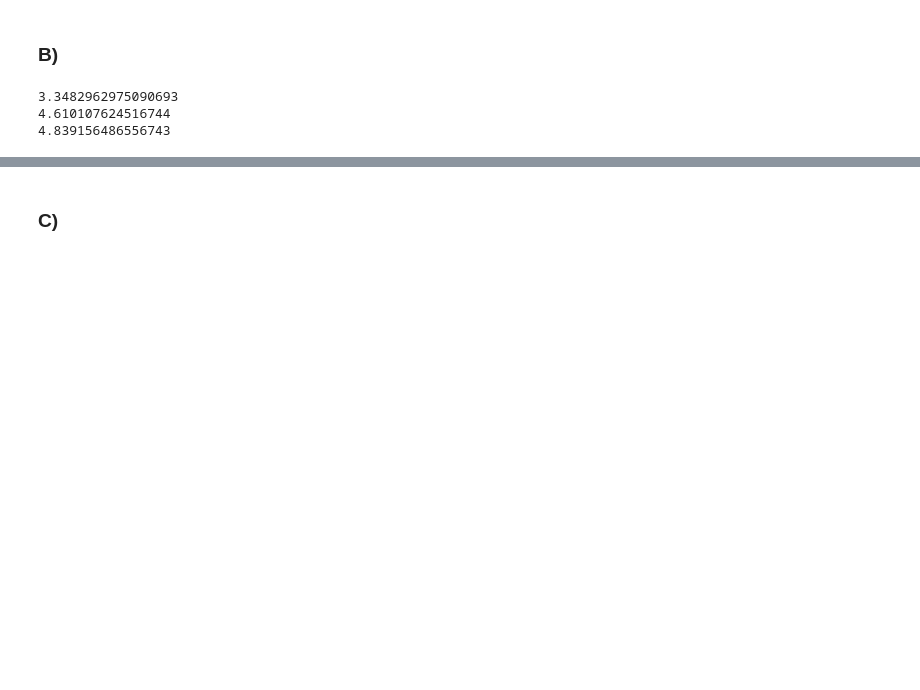
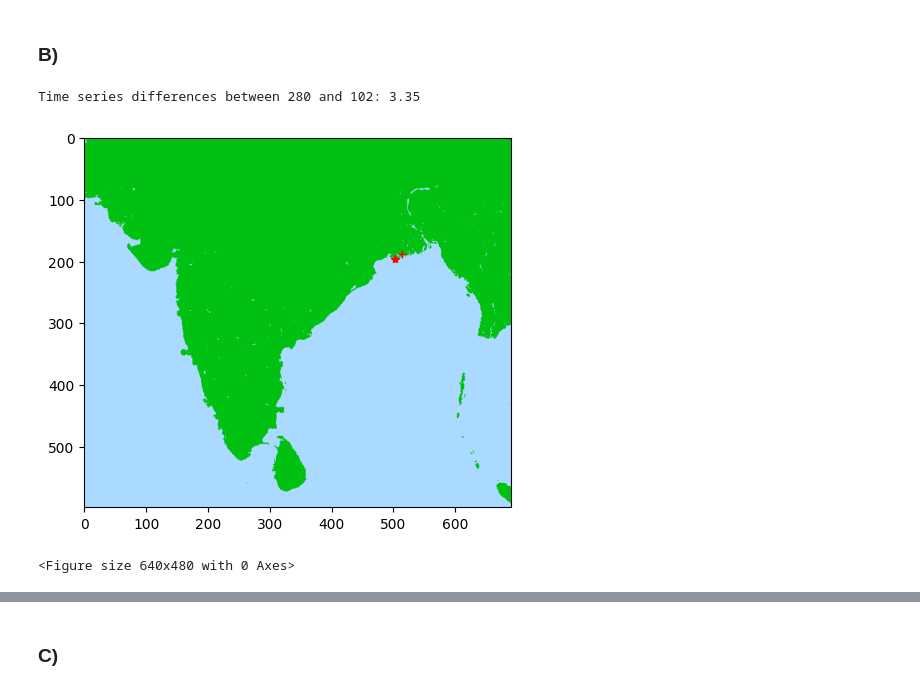
Before and after one commit to dahnlund/SF2526-Lab2, a Jupyter notebook: ex3.ipynb, the cells around one changed output, grey strips where cells are left out. Saved outputs shown, nothing was run; the diff lists cells and outputs as text; code cells hidden in the pictures; blank space fills up the shorter version.

```diff
--- a/ex3.ipynb
+++ b/ex3.ipynb
@@ -8,4 +10,17 @@ from helpers import eig
 from sklearn.cluster import KMeans
 # %% [markdown]
 # Exercise 3
+# %%
+def plot_station_map(station_numbers: List[int], xs: List[int], ys: List[int]):
+    """ Wrapper for plotting stations given their numbers """
+    # Since Python index from 0 we subtract 1 on every element
+    jv = [sn - 1 for sn in station_numbers]
+
+    # Plot the stations
+    plt.imshow(A)
+    for i in range(len(jv)):
+        icons = ['r+', 'r*', 'ro']
+        plt.plot(ys[jv[i]],xs[jv[i]], icons[i])
+
+    plt.figure()
 # %%
@@ -50,12 +75,3 @@ def build_distance(M):
     S = np.sqrt(np.maximum(0,S + S.T - 2 * M.dot(M.T)))
     np.fill_diagonal(S, 0)
     return S
-
-Dist = build_distance(timeseries)
-print(Dist[279, 101])
-print(Dist[101, 9])
-print(Dist[279, 9])
-# %% [output]
-3.3482962975090693
-4.610107624516744
-4.839156486556743
@@ -61,0 +80,10 @@ print(Dist[279, 9])
+# %%
+print(f"""
+Time series differences between 280 and 102: {round(Dist[101, 279], 2)}
+""")
+s1 = [102, 280]
+plot_station_map(s1, x_coords, y_coords)
+# %% [output]
+Time series differences between 280 and 102: 3.35
+[figure, added]
+<Figure size 640x480 with 0 Axes>
```
Also changed, not shown: parts of 12 cells of this notebook.
